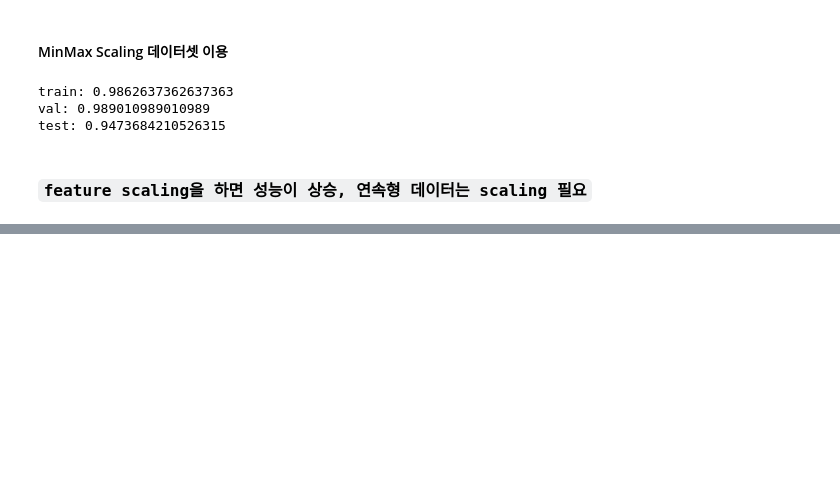
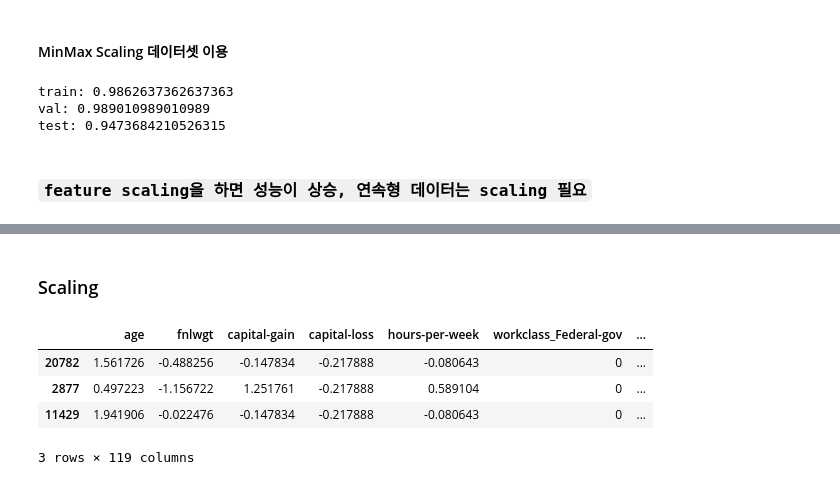
Before and after one commit to 1ee1hee/Machine_Learning, a Jupyter notebook: 데이터 전처리.ipynb, the cells around one changed output, grey strips where cells are left out. Saved outputs shown, nothing was run; the diff lists cells and outputs as text; code cells hidden in the pictures; blank space fills up the shorter version.

```diff
--- a/데이터 전처리.ipynb
+++ b/데이터 전처리.ipynb
@@ -1081,0 +1186,13 @@ test: 0.9473684210526315
+# %% [markdown]
+### Scaling
+# %%
+s_scaler = StandardScaler()
+X_train_scaled1 = s_scaler.fit_transform(X_train[continuous_columns])
+X_train[continuous_columns] = X_train_scaled1
+X_train.head(3)
+# %% [output]
+|  | age | fnlwgt | capital-gain | capital-loss | hours-per-week | workclass_Federal-gov | ... |
+| 20782 | 1.561726 | -0.488256 | -0.147834 | -0.217888 | -0.080643 | 0 | ... |
+| 2877 | 0.497223 | -1.156722 | 1.251761 | -0.217888 | 0.589104 | 0 | ... |
+| 11429 | 1.941906 | -0.022476 | -0.147834 | -0.217888 | -0.080643 | 0 | ... |
+3 rows × 119 columns
```
Also changed, not shown: parts of 30 cells of this notebook, 2 other files.
